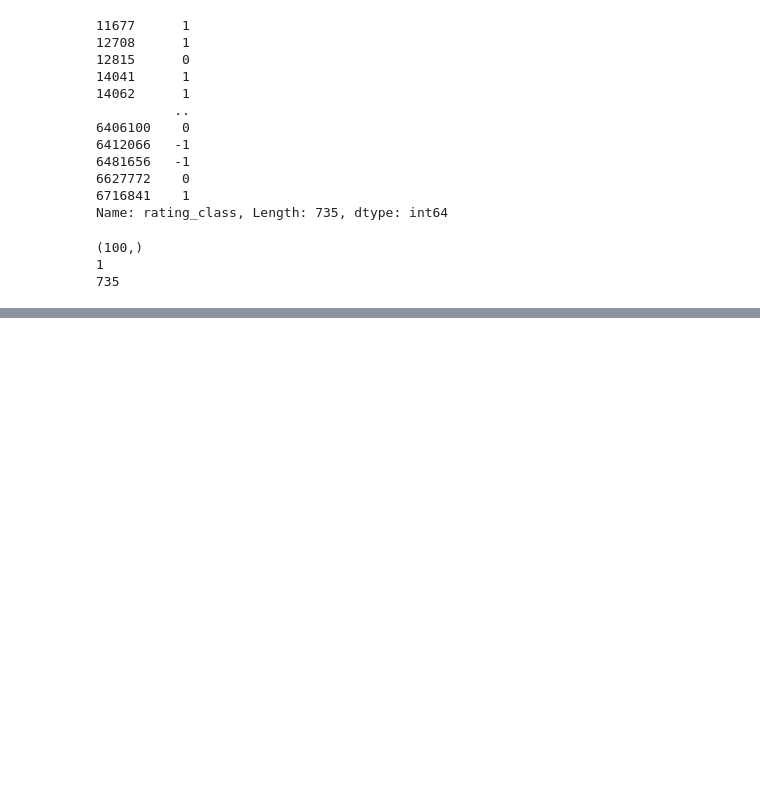
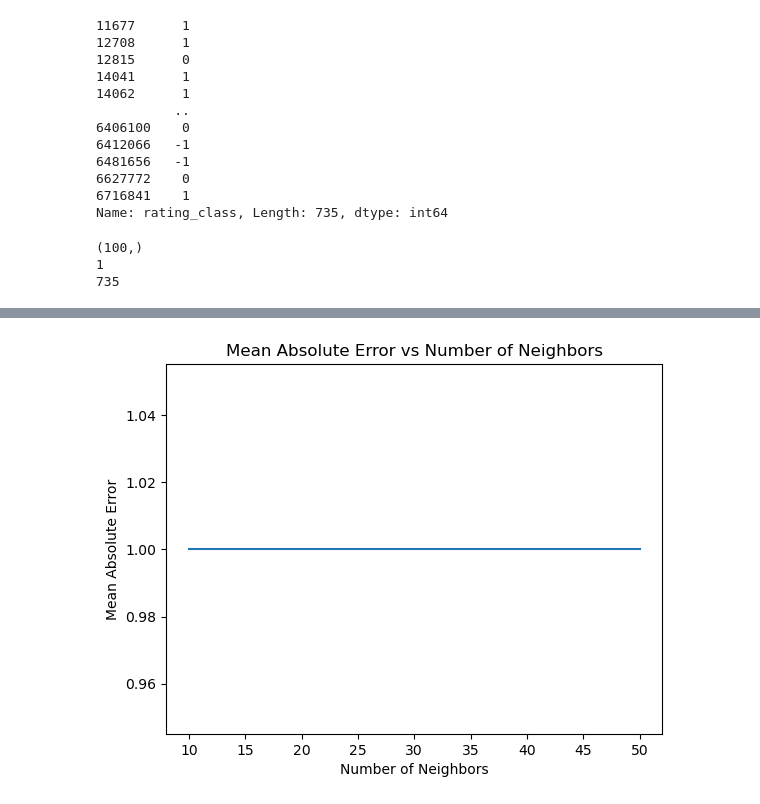
Before and after one commit to 169kaif/CSE508_Winter2024_A3_2021067, a Jupyter notebook: main.ipynb, the cells around one changed output, grey strips where cells are left out. Cells and saved outputs as stored; diff of their text form; code cells hidden in the pictures; blank space fills up the shorter version.

Commit message:
add user-item collaborative filtering

```diff
--- a/main.ipynb
+++ b/main.ipynb
@@ -331,0 +324,5 @@ weighted avg       0.48      0.52      0.50       184
+# %%
+# create a user-item rating matrix
+
+user_item_mat = review_df.pivot_table(index='reviewerID', columns='asin', values='overall')
+print(user_item_mat.shape)
@@ -331,0 +331,4 @@ weighted avg       0.48      0.52      0.50       184
+# %%
+# normalize ratings
+
+user_item_mat = user_item_mat.apply(lambda x: (x - np.min(x)) / ((np.max(x) - np.min(x)) + 0.00001), axis=1)
@@ -331,0 +411,10 @@ weighted avg       0.48      0.52      0.50       184
+# %%
+#plot the mean absolute error vs the number of neighbors
+
+plt.plot(N_NEIGHBORS, mae_nn)
+plt.xlabel('Number of Neighbors')
+plt.ylabel('Mean Absolute Error')
+plt.title('Mean Absolute Error vs Number of Neighbors')
+plt.show()
+# %% [output]
+[figure, added]
```
Also changed, not shown: parts of 9 cells of this notebook, 1 other file.
